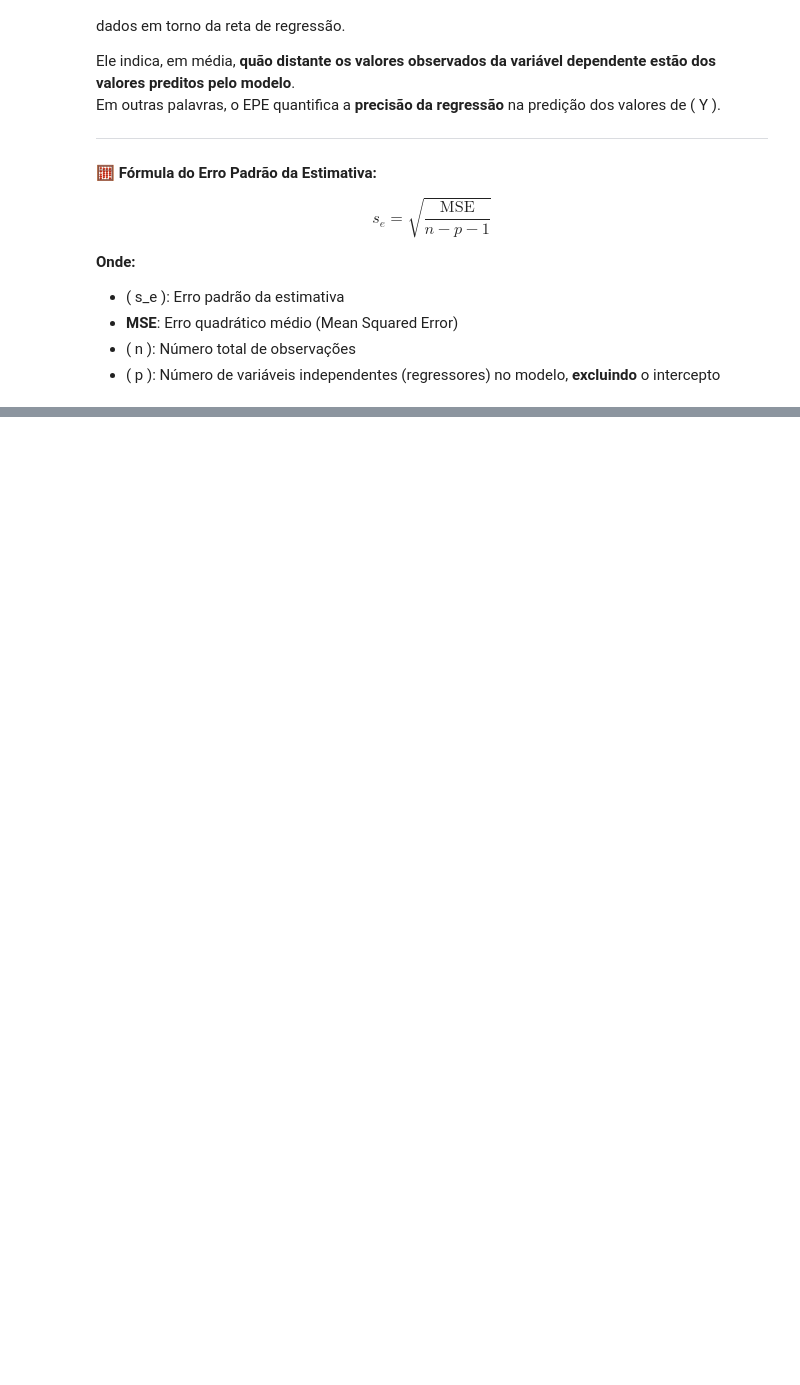
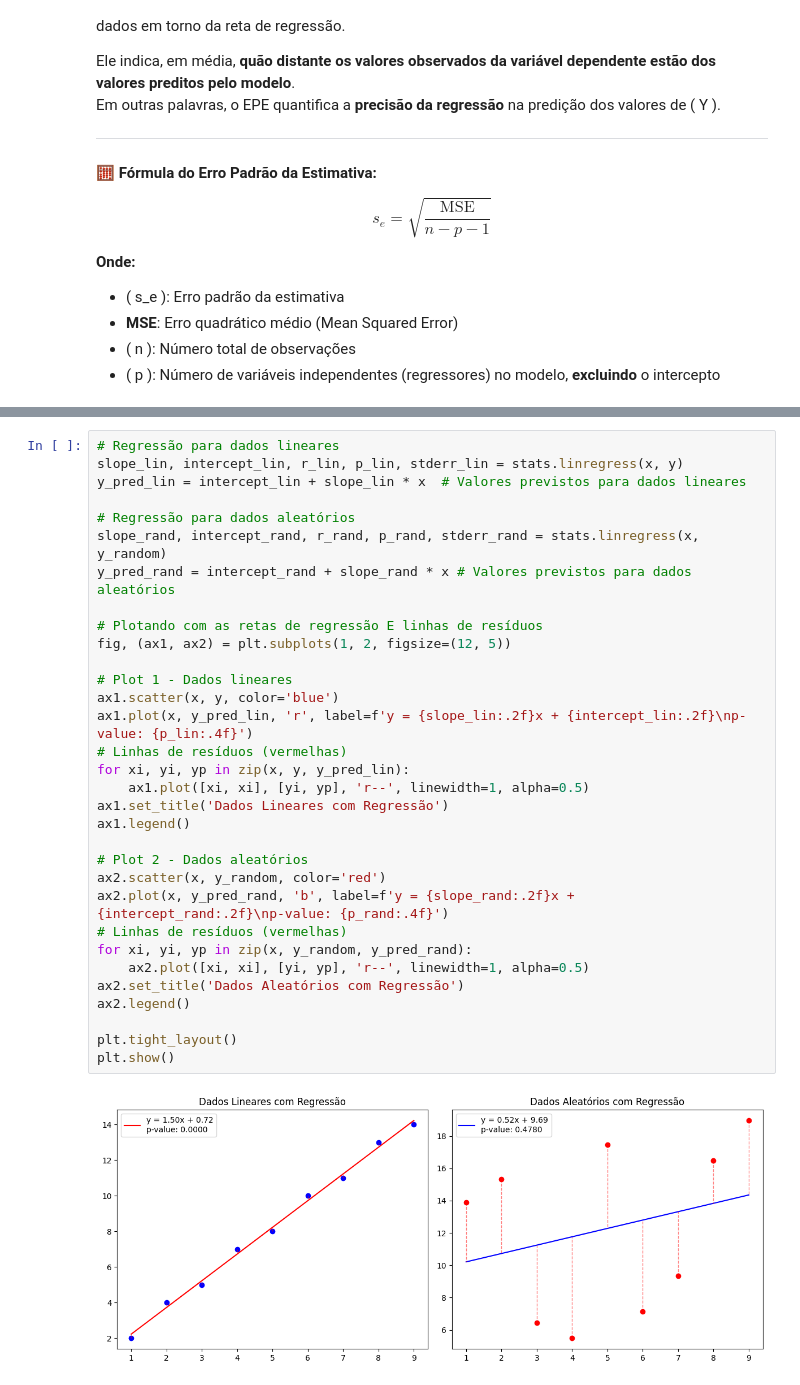
Before and after one commit to MatheuseduPinheiro/Atividade-4---Fundamentos, a Jupyter notebook: index.ipynb, the cells around one changed output, grey strips where cells are left out. Saved outputs shown, nothing was run; the diff lists cells and outputs as text; blank space fills up the shorter version.

Commit message:
Aplicando o erro absulto(soma dos quadrados dos resíduos)

```diff
--- a/index.ipynb
+++ b/index.ipynb
@@ -196,3 +196,37 @@ plt.tight_layout()
 plt.show()
 # %% [output]
 [figure]
+# %%
+# Regressão para dados lineares
+slope_lin, intercept_lin, r_lin, p_lin, stderr_lin = stats.linregress(x, y)
+y_pred_lin = intercept_lin + slope_lin * x  # Valores previstos para dados lineares
+
+# Regressão para dados aleatórios
+slope_rand, intercept_rand, r_rand, p_rand, stderr_rand = stats.linregress(x, y_random)
+y_pred_rand = intercept_rand + slope_rand * x # Valores previstos para dados aleatórios
+
+# Plotando com as retas de regressão E linhas de resíduos
+fig, (ax1, ax2) = plt.subplots(1, 2, figsize=(12, 5))
+
+# Plot 1 - Dados lineares
+ax1.scatter(x, y, color='blue')
+ax1.plot(x, y_pred_lin, 'r', label=f'y = {slope_lin:.2f}x + {intercept_lin:.2f}\np-value: {p_lin:.4f}')
+# Linhas de resíduos (vermelhas)
+for xi, yi, yp in zip(x, y, y_pred_lin):
+    ax1.plot([xi, xi], [yi, yp], 'r--', linewidth=1, alpha=0.5)
+ax1.set_title('Dados Lineares com Regressão')
+ax1.legend()
+
+# Plot 2 - Dados aleatórios
+ax2.scatter(x, y_random, color='red')
+ax2.plot(x, y_pred_rand, 'b', label=f'y = {slope_rand:.2f}x + {intercept_rand:.2f}\np-value: {p_rand:.4f}')
+# Linhas de resíduos (vermelhas)
+for xi, yi, yp in zip(x, y_random, y_pred_rand):
+    ax2.plot([xi, xi], [yi, yp], 'r--', linewidth=1, alpha=0.5)
+ax2.set_title('Dados Aleatórios com Regressão')
+ax2.legend()
+
+plt.tight_layout()
+plt.show()
+# %% [output]
+[figure, added]
```
Also changed, not shown: parts of 2 cells of this notebook.
